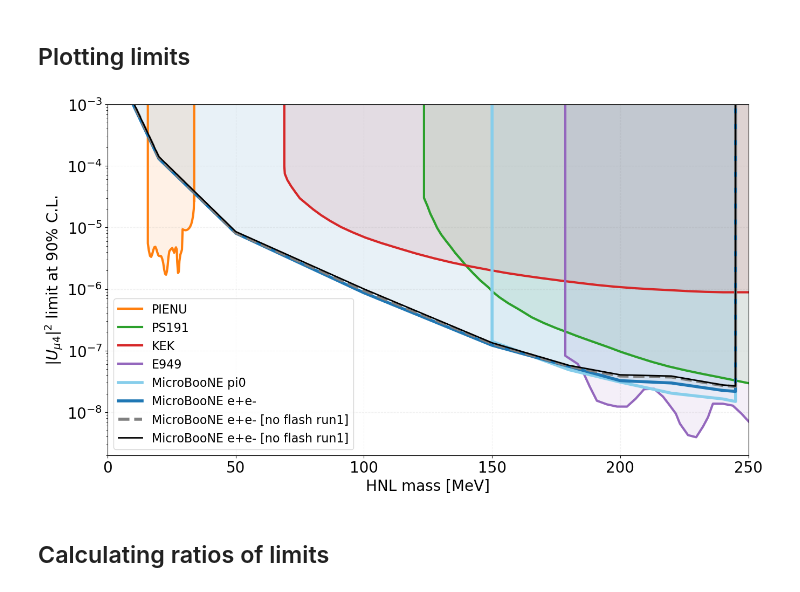
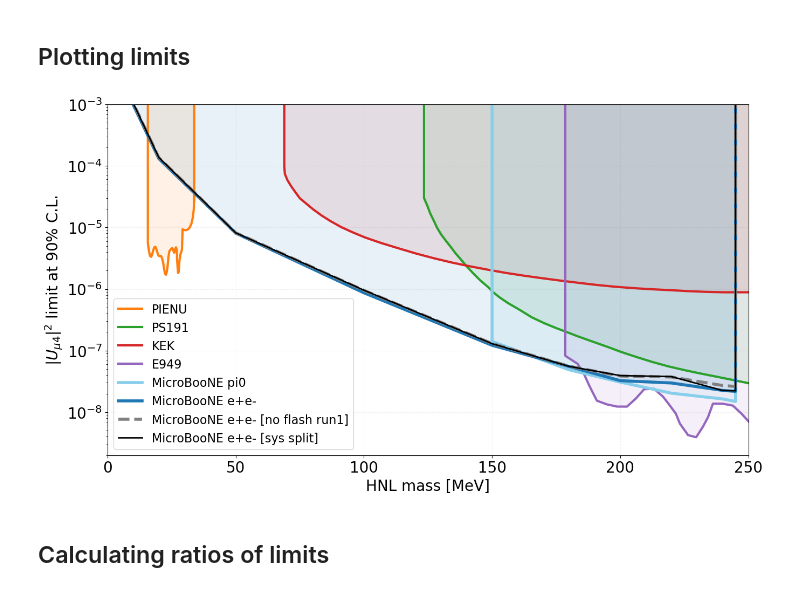
Before and after one commit to dmarsden01/uboone_HNL_analysis, a Jupyter notebook: 5_Limit_plotting.ipynb, the cells around one changed output. Saved outputs shown, nothing was run; the diff lists cells and outputs as text; code cells hidden in the pictures.

Commit message:
Fully split the uncertainties into different modifiers. Still entering the background as one hist, not different channels, so can't apply e.g dirt normsys.

```diff
--- a/5_Limit_plotting.ipynb
+++ b/5_Limit_plotting.ipynb
@@ -40,6 +40,8 @@ uboone_ee_run3 = Functions.Pandafy('limit_files/My_limits/Full_sys_4_bins_expect
 
 uboone_ee_reduced = Functions.Pandafy('limit_files/My_limits/Full_sys_4_bins_expected_mu_benchmark_r3_flashmatch_scaled.csv')
 
+uboone_sys_split = Functions.Pandafy('limit_files/My_limits/Full_sys_4_bins_expected_mu_benchmark_r3_flashmatch_split_test.csv')
+
 uboone_pi0_approx = Functions.Pandafy('limit_files/My_limits/Flat_sys_havled_expected_pi0_mu_all_vars_logit_New.csv')
 
 Ten_event_limit = Functions.Pandafy('limit_files/My_limits/10_event_expected_mu_run3.csv')
@@ -60,7 +62,7 @@ style_ps = '-'
 style_ds = '-'
 transp = 0.05
 
-savefig = False
+savefig = True
 
 plt.figure(figsize=(14,8),facecolor='white',dpi=100)
 
@@ -82,7 +84,7 @@ plt.fill_between(uboone_ee_current['Mass'],uboone_ee_current['Value'],1,color="C
 plt.plot(uboone_ee_reduced['Mass'],uboone_ee_reduced['Value'],label="MicroBooNE e+e- [no flash run1]",color="gray",lw=4, linestyle="dashed")
 # plt.fill_between(uboone_ee_current['Mass'],uboone_ee_current['Value'],1,color="C10",alpha=0.1)
 
-
+plt.plot(uboone_sys_split['Mass'],uboone_sys_split['Value'],label="MicroBooNE e+e- [sys split]",color="black",lw=2)
 # plt.plot(uboone_ee_run1['Mass'],uboone_ee_run1['Value'],label="MicroBooNE run1",color="C11",lw=3, linestyle='dashed')
 # plt.plot(uboone_ee_run3['Mass'],uboone_ee_run3['Value'],label="MicroBooNE run3",color="C12",lw=3, linestyle='dashed')
 
@@ -107,34 +109,34 @@ lower_lim_BBN = np.full(101, 1e-8)
 # plt.plot(Theorist_Pawels['Mass'],Theorist_Pawels['Value'], label="HPS recast",color="C5",lw=3)
 # plt.fill_between(Theorist_Pawels['Mass'],Theorist_Pawels['Value'],1,color="C5",alpha=0.1)
 
 # y2=1e-8,
 
 # plt.plot(150, 4.26974152748967e-07, marker="o",markersize=10,markeredgecolor="C13",markerfacecolor="C13", label="pi0 run1")
 
 plt.xlabel('HNL mass [MeV]',fontsize=20)
 plt.ylabel(r'$|U_{\mu 4}|^2$ limit at 90% C.L.',fontsize=20)
 plt.legend()
 # plt.ylim(1e-8,1e-3)
 plt.ylim(2e-9,1e-3)
 #plt.xlim(0,0.45)
 plt.xlim(0.00,250)
 plt.grid(ls='--',color='C7',alpha=0.1)
 plt.yscale('log')
 plt.tick_params(axis='x', labelsize=20)
 plt.tick_params(axis='y', labelsize=20)
 plt.legend(prop={'size': 16}, loc="lower left")
 plt.tight_layout()
 
 today = date.today()
 d1 = today.strftime("%d_%m")
 
 if savefig == True:
     name = f"limit_{d1}"
     plt.savefig('plots/Limits/'+name+'.pdf',bbox_inches='tight', pad_inches=0.3)
     plt.savefig('plots/Limits/'+name+'.png',bbox_inches='tight', pad_inches=0.3)
 plt.show()
 # %% [output]
-[figure, old version]
+[figure, new version]
 # %% [markdown]
 ## Calculating ratios of limits
 # %%
```
Also changed, not shown: 2 other files.
